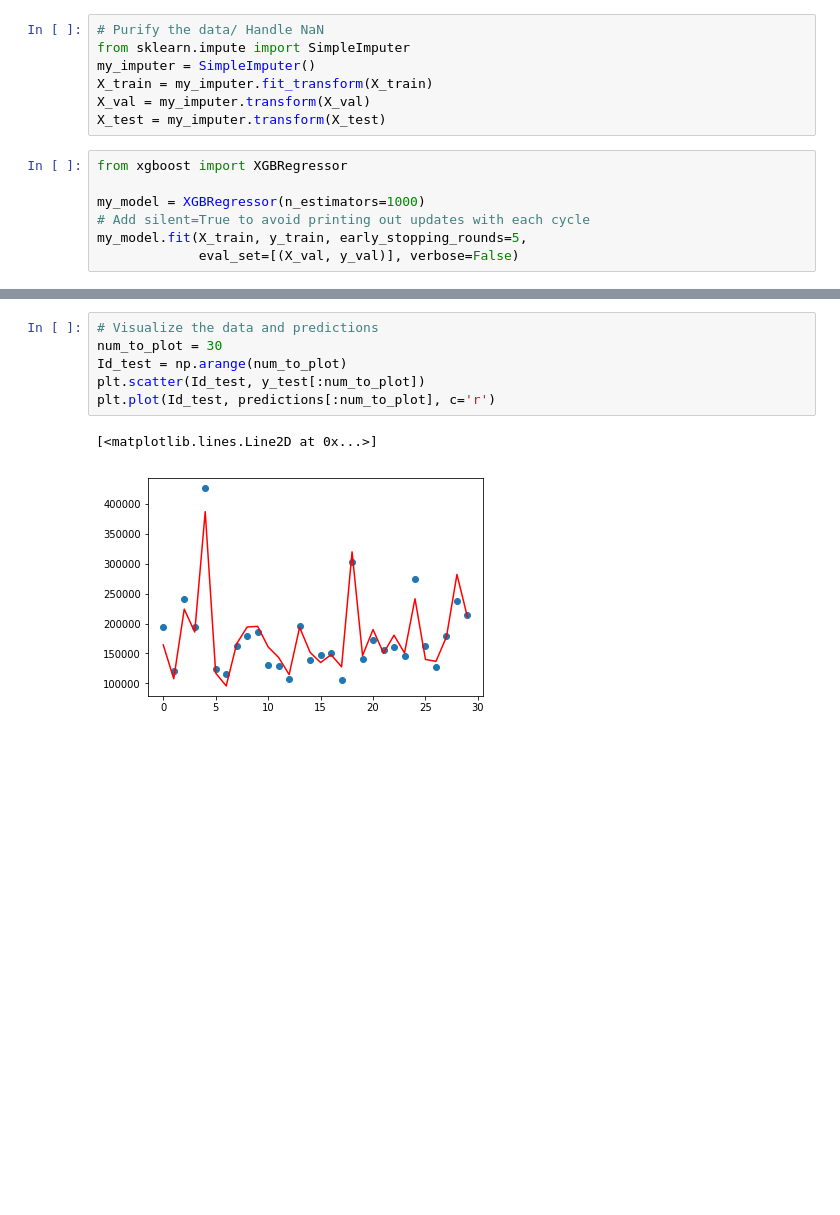
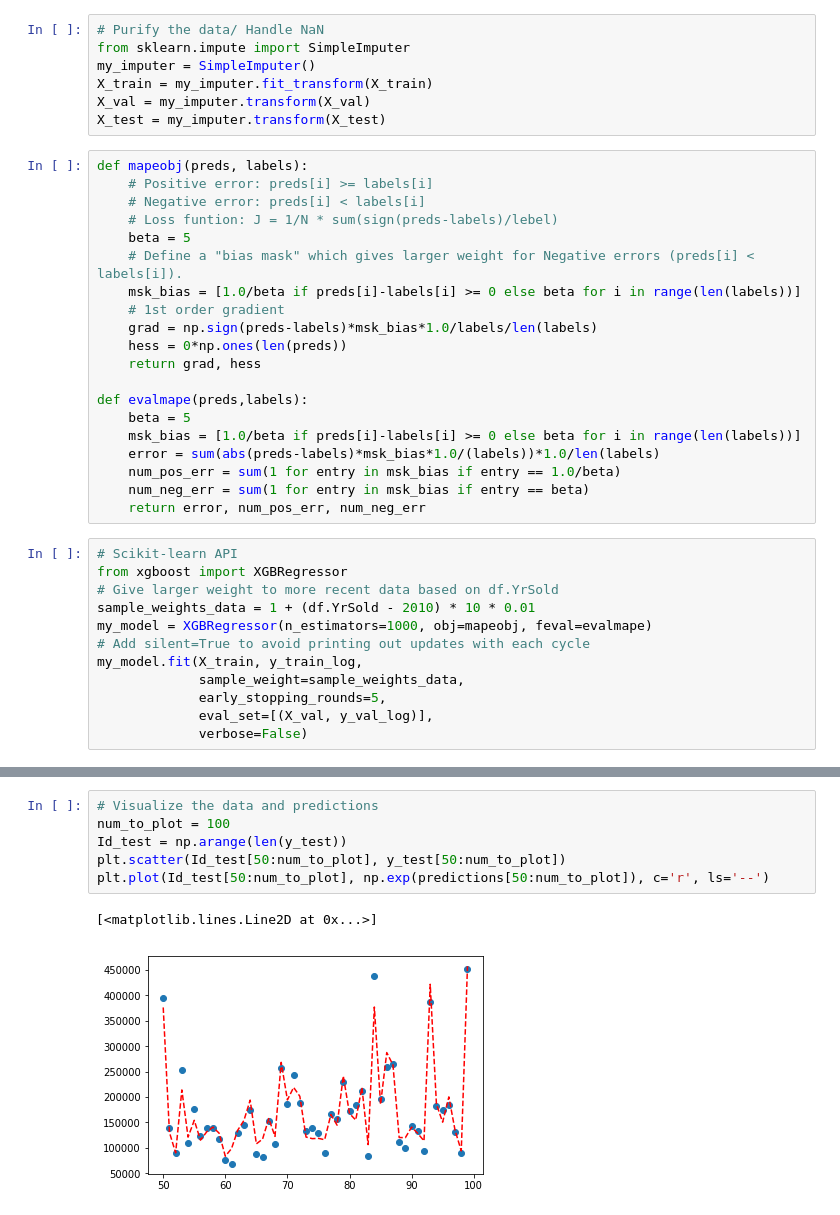
Before and after one commit to Jiawei2333/House_price_predictor, a Jupyter notebook: House_price_predictor.ipynb, the cells around one changed output, grey strips where cells are left out. Saved outputs shown, nothing was run; the diff lists cells and outputs as text; blank space fills up the shorter version.

Commit message:
Added customized loss funtion for Xgboost

```diff
--- a/House_price_predictor.ipynb
+++ b/House_price_predictor.ipynb
@@ -62,12 +82,37 @@ my_imputer = SimpleImputer()
 X_train = my_imputer.fit_transform(X_train)
 X_val = my_imputer.transform(X_val)
 X_test = my_imputer.transform(X_test)
+# %%
+def mapeobj(preds, labels):
+    # Positive error: preds[i] >= labels[i]
+    # Negative error: preds[i] < labels[i]
+    # Loss funtion: J = 1/N * sum(sign(preds-labels)/lebel)
+    beta = 5
+    # Define a "bias mask" which gives larger weight for Negative errors (preds[i] < labels[i]).
+    msk_bias = [1.0/beta if preds[i]-labels[i] >= 0 else beta for i in range(len(labels))]
+    # 1st order gradient
+    grad = np.sign(preds-labels)*msk_bias*1.0/labels/len(labels)
+    hess = 0*np.ones(len(preds))
+    return grad, hess
+
+def evalmape(preds,labels):
+    beta = 5
+    msk_bias = [1.0/beta if preds[i]-labels[i] >= 0 else beta for i in range(len(labels))]
+    error = sum(abs(preds-labels)*msk_bias*1.0/(labels))*1.0/len(labels)
+    num_pos_err = sum(1 for entry in msk_bias if entry == 1.0/beta)
+    num_neg_err = sum(1 for entry in msk_bias if entry == beta)
+    return error, num_pos_err, num_neg_err
 # %%
+# Scikit-learn API
 from xgboost import XGBRegressor
-
-my_model = XGBRegressor(n_estimators=1000)
+# Give larger weight to more recent data based on df.YrSold
+sample_weights_data = 1 + (df.YrSold - 2010) * 10 * 0.01
+my_model = XGBRegressor(n_estimators=1000, obj=mapeobj, feval=evalmape)
 # Add silent=True to avoid printing out updates with each cycle
-my_model.fit(X_train, y_train, early_stopping_rounds=5,
-             eval_set=[(X_val, y_val)], verbose=False)
+my_model.fit(X_train, y_train_log,
+             sample_weight=sample_weights_data,
+             early_stopping_rounds=5,
+             eval_set=[(X_val, y_val_log)],
+             verbose=False)
 # %% [output]
 XGBRegressor(base_score=0.5, booster='gbtree', colsample_bylevel=1,
@@ -98,9 +150,9 @@ Mean Absolute Error :  16974.6077964
 # %%
 # Visualize the data and predictions
-num_to_plot = 30
-Id_test = np.arange(num_to_plot)
-plt.scatter(Id_test, y_test[:num_to_plot])
-plt.plot(Id_test, predictions[:num_to_plot], c='r')
+num_to_plot = 100
+Id_test = np.arange(len(y_test))
+plt.scatter(Id_test[50:num_to_plot], y_test[50:num_to_plot])
+plt.plot(Id_test[50:num_to_plot], np.exp(predictions[50:num_to_plot]), c='r', ls='--')
 # %% [output]
 [<matplotlib.lines.Line2D at 0x...>]
-[figure, old version]
+[figure, new version]
```
Also changed, not shown: parts of 11 cells of this notebook.
